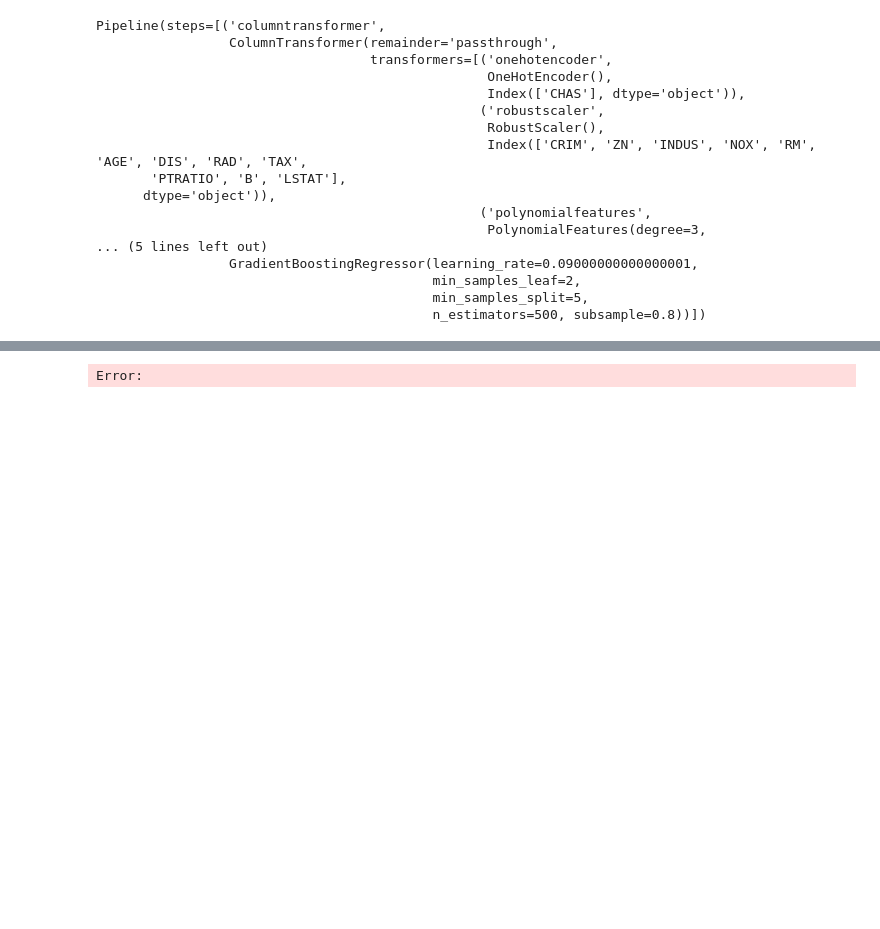
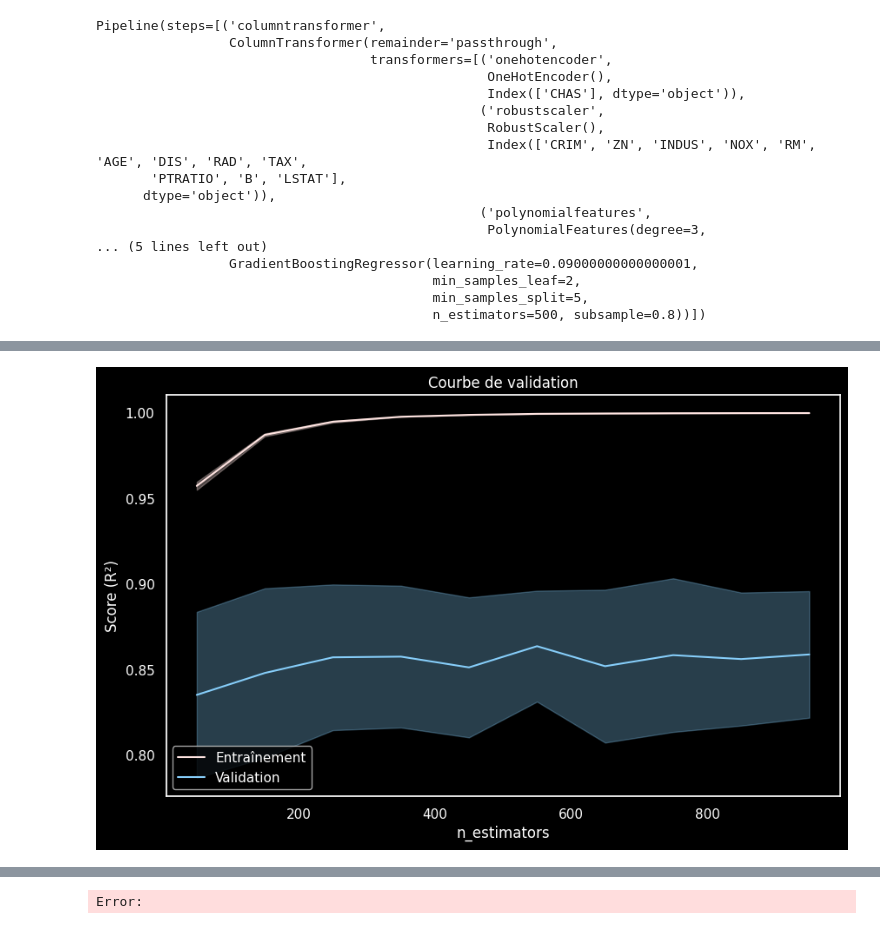
Before and after one commit to davidbreau/ML_boston, a Jupyter notebook: B_ .ipynb, the cells around one changed output, grey strips where cells are left out. Saved outputs shown, nothing was run; the diff lists cells and outputs as text; code cells hidden in the pictures; blank space fills up the shorter version.

```diff
--- a/B_ .ipynb
+++ b/B_ .ipynb
@@ -112,0 +114,37 @@ plt.show()
+# %%
+import numpy as np
+import matplotlib.pyplot as plt
+import seaborn as sns
+from sklearn.model_selection import validation_curve
+
+# Définir les hyperparamètres à évaluer
+param_name = "n_estimators"
+param_range = np.arange(50, 1000, 100)
+
+# Calculer les scores de validation croisée pour différentes valeurs de l'hyperparamètre
+train_scores, valid_scores = validation_curve(estimator, X_train, y_train, param_name=param_name, param_range=param_range, cv=5, scoring="r2")
+
+# Calculer les moyennes et les écarts-types des scores de validation
+train_mean = np.mean(train_scores, axis=1)
+train_std = np.std(train_scores, axis=1)
+valid_mean = np.mean(valid_scores, axis=1)
+valid_std = np.std(valid_scores, axis=1)
+
+sns.set_theme(style='darkgrid')
+
+# Tracer la courbe de validation
+plt.style.use("dark_background")
+plt.figure(figsize=(10, 6))
+plt.plot(param_range, train_mean, label="Entraînement", color="mistyrose")
+plt.plot(param_range, valid_mean, label="Validation", color="lightskyblue")
+plt.fill_between(param_range, train_mean - train_std, train_mean + train_std, alpha=0.3, color="mistyrose")
+plt.fill_between(param_range, valid_mean - valid_std, valid_mean + valid_std, alpha=0.3, color="lightskyblue")
+plt.title("Courbe de validation")
+plt.xlabel(param_name)
+plt.ylabel("Score (R²)")
+plt.legend()
+plt.grid(False)
+plt.gca().set_facecolor('black')
+plt.show()
+# %% [output]
+[figure, added]
```
Also changed, not shown: parts of 10 cells of this notebook, 47 other files.
